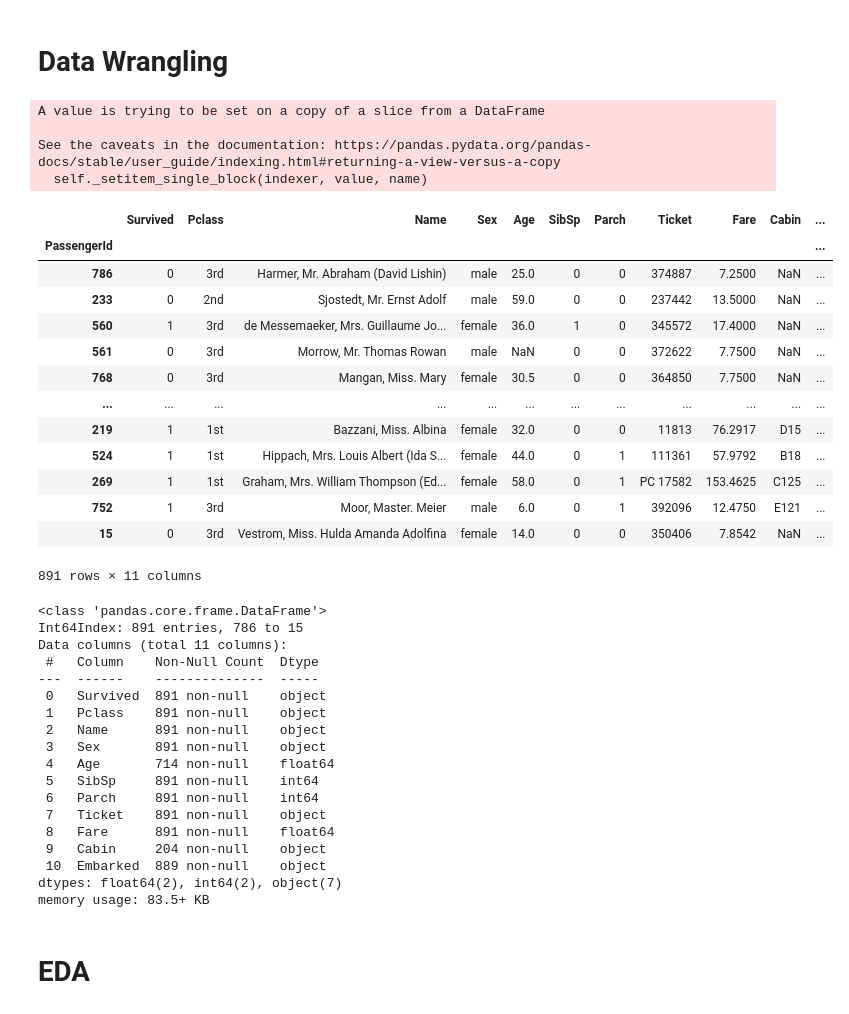
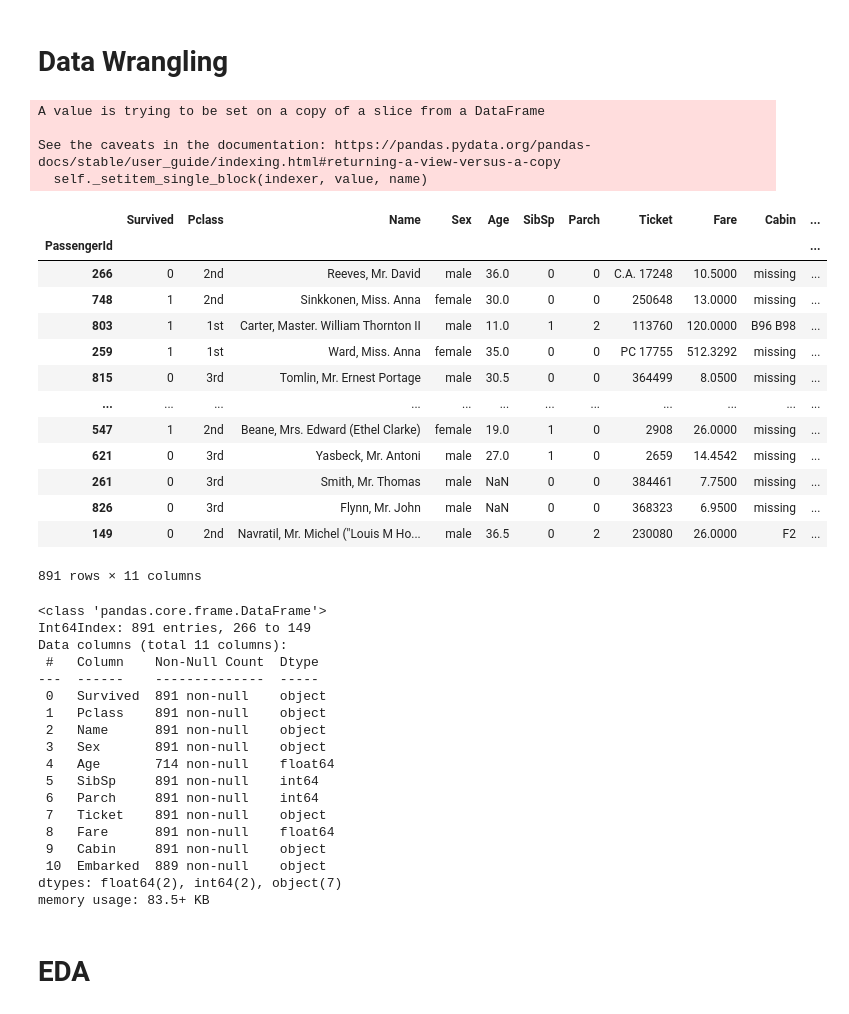
Before and after one commit to johnwslee/Titanic, a Jupyter notebook: Titanic.ipynb, the cells around one changed output. Drawn from its saved outputs; the diff is of its cells as text; code cells hidden in the pictures.

```diff
--- a/Titanic.ipynb
+++ b/Titanic.ipynb
@@ -122,32 +123,33 @@ train_df['Survived'] = train_df['Survived'].astype(str)
 # %%
 train_df['Pclass'].loc[(train_df['Pclass'] == 1)] = "1st"
 train_df['Pclass'].loc[(train_df['Pclass'] == 2)] = "2nd"
 train_df['Pclass'].loc[(train_df['Pclass'] == 3)] = "3rd"
+train_df['Cabin'].loc[(train_df['Cabin'].isnull())] = "missing"
 train_df
 # %% [output]
 A value is trying to be set on a copy of a slice from a DataFrame
 
 See the caveats in the documentation: https://pandas.pydata.org/pandas-docs/stable/user_guide/indexing.html#returning-a-view-versus-a-copy
   self._setitem_single_block(indexer, value, name)
 |  | Survived | Pclass | Name | Sex | Age | SibSp | Parch | Ticket | Fare | Cabin | ... |
 | PassengerId |  |  |  |  |  |  |  |  |  |  | ... |
-| 786 | 0 | 3rd | Harmer, Mr. Abraham (David Lishin) | male | 25.0 | 0 | 0 | 374887 | 7.2500 | NaN | ... |
-| 233 | 0 | 2nd | Sjostedt, Mr. Ernst Adolf | male | 59.0 | 0 | 0 | 237442 | 13.5000 | NaN | ... |
-| 560 | 1 | 3rd | de Messemaeker, Mrs. Guillaume Jo... | female | 36.0 | 1 | 0 | 345572 | 17.4000 | NaN | ... |
-| 561 | 0 | 3rd | Morrow, Mr. Thomas Rowan | male | NaN | 0 | 0 | 372622 | 7.7500 | NaN | ... |
-| 768 | 0 | 3rd | Mangan, Miss. Mary | female | 30.5 | 0 | 0 | 364850 | 7.7500 | NaN | ... |
+| 266 | 0 | 2nd | Reeves, Mr. David | male | 36.0 | 0 | 0 | C.A. 17248 | 10.5000 | missing | ... |
+| 748 | 1 | 2nd | Sinkkonen, Miss. Anna | female | 30.0 | 0 | 0 | 250648 | 13.0000 | missing | ... |
+| 803 | 1 | 1st | Carter, Master. William Thornton II | male | 11.0 | 1 | 2 | 113760 | 120.0000 | B96 B98 | ... |
+| 259 | 1 | 1st | Ward, Miss. Anna | female | 35.0 | 0 | 0 | PC 17755 | 512.3292 | missing | ... |
+| 815 | 0 | 3rd | Tomlin, Mr. Ernest Portage | male | 30.5 | 0 | 0 | 364499 | 8.0500 | missing | ... |
 | ... | ... | ... | ... | ... | ... | ... | ... | ... | ... | ... | ... |
-| 219 | 1 | 1st | Bazzani, Miss. Albina | female | 32.0 | 0 | 0 | 11813 | 76.2917 | D15 | ... |
-| 524 | 1 | 1st | Hippach, Mrs. Louis Albert (Ida S... | female | 44.0 | 0 | 1 | 111361 | 57.9792 | B18 | ... |
-| 269 | 1 | 1st | Graham, Mrs. William Thompson (Ed... | female | 58.0 | 0 | 1 | PC 17582 | 153.4625 | C125 | ... |
-| 752 | 1 | 3rd | Moor, Master. Meier | male | 6.0 | 0 | 1 | 392096 | 12.4750 | E121 | ... |
-| 15 | 0 | 3rd | Vestrom, Miss. Hulda Amanda Adolfina | female | 14.0 | 0 | 0 | 350406 | 7.8542 | NaN | ... |
+| 547 | 1 | 2nd | Beane, Mrs. Edward (Ethel Clarke) | female | 19.0 | 1 | 0 | 2908 | 26.0000 | missing | ... |
+| 621 | 0 | 3rd | Yasbeck, Mr. Antoni | male | 27.0 | 1 | 0 | 2659 | 14.4542 | missing | ... |
+| 261 | 0 | 3rd | Smith, Mr. Thomas | male | NaN | 0 | 0 | 384461 | 7.7500 | missing | ... |
+| 826 | 0 | 3rd | Flynn, Mr. John | male | NaN | 0 | 0 | 368323 | 6.9500 | missing | ... |
+| 149 | 0 | 2nd | Navratil, Mr. Michel ("Louis M Ho... | male | 36.5 | 0 | 2 | 230080 | 26.0000 | F2 | ... |
 891 rows × 11 columns
 # %%
 train_df.info()
 # %% [output]
 <class 'pandas.core.frame.DataFrame'>
-Int64Index: 891 entries, 786 to 15
+Int64Index: 891 entries, 266 to 149
 Data columns (total 11 columns):
  #   Column    Non-Null Count  Dtype
 ---  ------    --------------  -----
@@ -160,7 +162,7 @@ Data columns (total 11 columns):
  6   Parch     891 non-null    int64
  7   Ticket    891 non-null    object
  8   Fare      891 non-null    float64
- 9   Cabin     204 non-null    object
+ 9   Cabin     891 non-null    object
  10  Embarked  889 non-null    object
 dtypes: float64(2), int64(2), object(7)
 memory usage: 83.5+ KB
```
Also changed, not shown: parts of 11 cells of this notebook.
